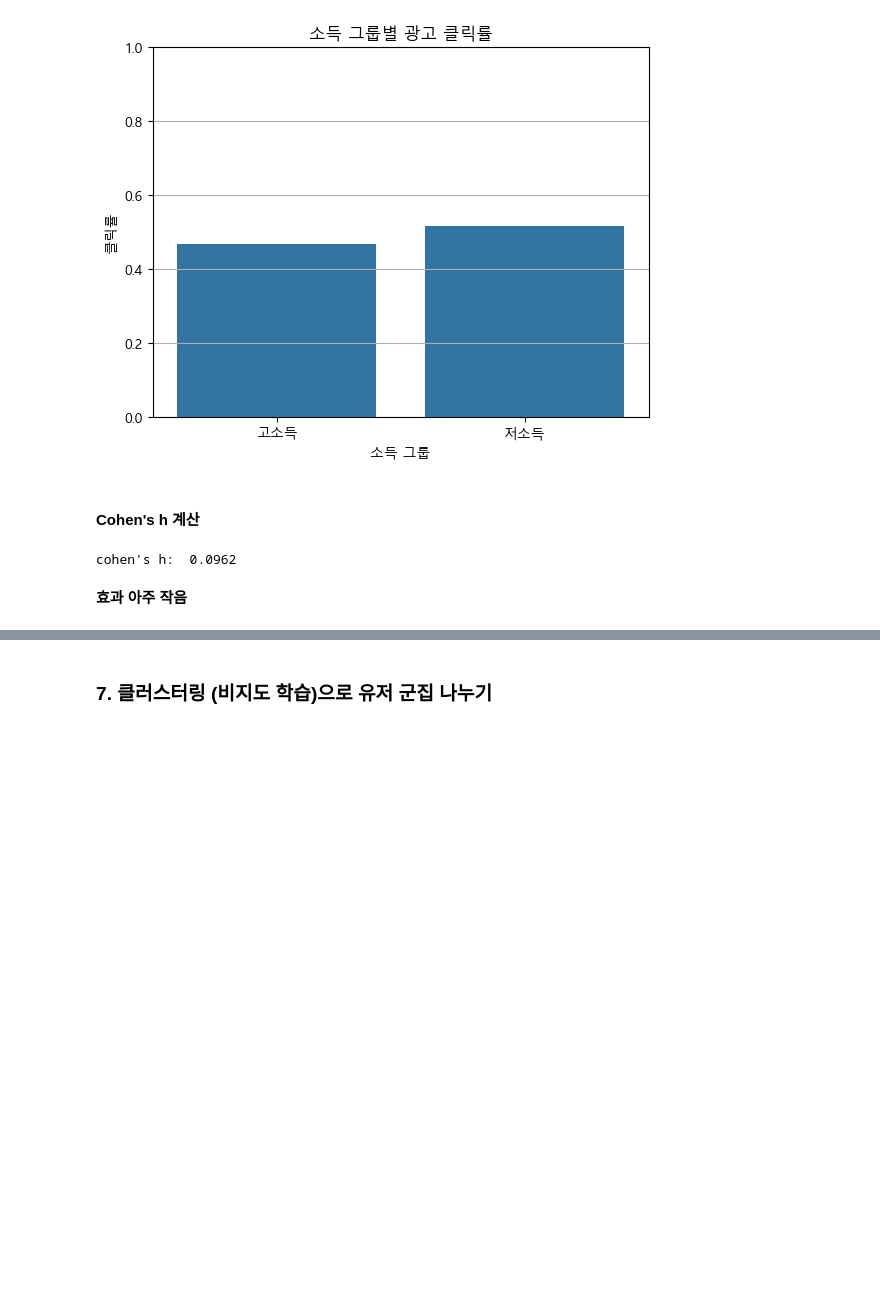
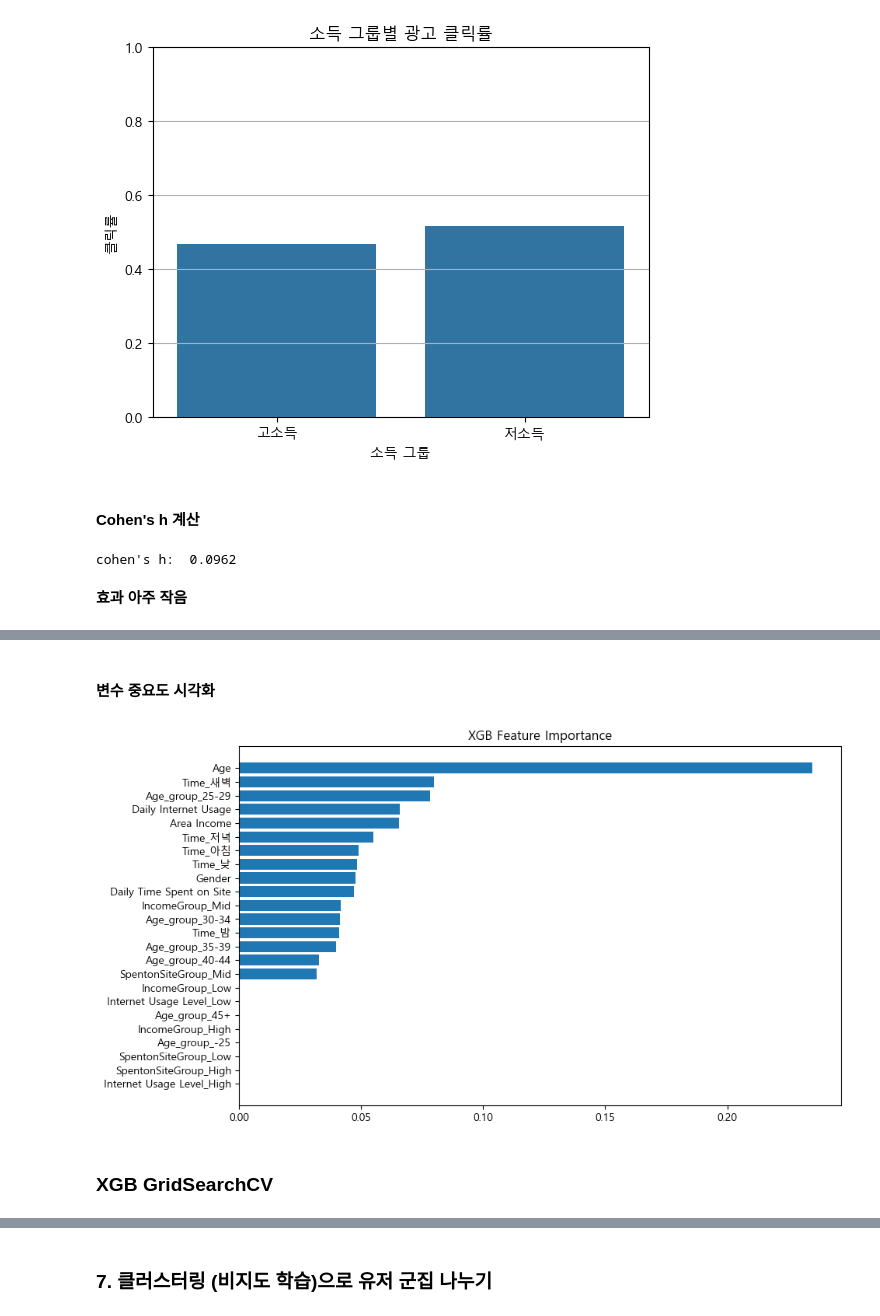
Before and after one commit to 1ee1hee/Data_analysis, a Jupyter notebook: 광고 클릭률 데이터 분석/Ads_analysis.ipynb, the cells around one changed output, grey strips where cells are left out. Drawn from its saved outputs; the diff is of its cells as text; code cells hidden in the pictures; blank space fills up the shorter version.

```diff
--- a/광고 클릭률 데이터 분석/Ads_analysis.ipynb
+++ b/광고 클릭률 데이터 분석/Ads_analysis.ipynb
@@ -551,0 +789,29 @@ print(data)
+# %%
+X_col = ['Daily Time Spent on Site', 'Age', 'Area Income', 'Daily Internet Usage', 'Gender', 'Age_group', 'Internet Usage Level',
+       'IncomeGroup', 'SpentonSiteGroup', 'Time']
+y_col = ['Clicked on Ad']
+
+X = pd.get_dummies(ads[X_col])
+y = ads[y_col]
+
+from sklearn.model_selection import train_test_split
+X_train, X_test, y_train, y_test = train_test_split(X, y.values.ravel(), test_size = 0.2, stratify = y.values.ravel(), random_state = 0)
+X_train, X_val, y_train, y_val = train_test_split(X_train, y_train, test_size = 0.25, stratify = y_train, random_state = 0)
+
+from sklearn.preprocessing import StandardScaler
+num_col = ['Daily Time Spent on Site', 'Age', 'Area Income', 'Daily Internet Usage']
+scaler = StandardScaler()
+X_train[num_col] = scaler.fit_transform(X_train[num_col])
+X_val[num_col] = scaler.transform(X_val[num_col])
+X_test[num_col] = scaler.transform(X_test[num_col])
+
+from xgboost import XGBClassifier
+xgb_model = XGBClassifier(random_state = 0)
+xgb_model.fit(X_train, y_train)
+
+
+y_pred_val = xgb_model.predict(X_val)
+
+from sklearn.metrics import confusion_matrix, classification_report
+print(confusion_matrix(y_val, y_pred_val))
+print(classification_report(y_val, y_pred_val))
@@ -551,0 +829,16 @@ print(data)
+# %% [markdown]
+#### 변수 중요도 시각화
+# %%
+importances = xgb_model.feature_importances_
+features = X.columns
+feature_df = pd.DataFrame({'Feature' : features, 'Importance' : importances})
+feature_df = feature_df.sort_values(by = 'Importance', ascending = True)
+
+plt.figure(figsize = (10, 6))
+plt.barh(feature_df['Feature'], feature_df['Importance'])
+plt.title('XGB Feature Importance')
+plt.show()
+# %% [output]
+[figure, added]
+# %% [markdown]
+### XGB GridSearchCV
```
Also changed, not shown: parts of 29 cells of this notebook.
